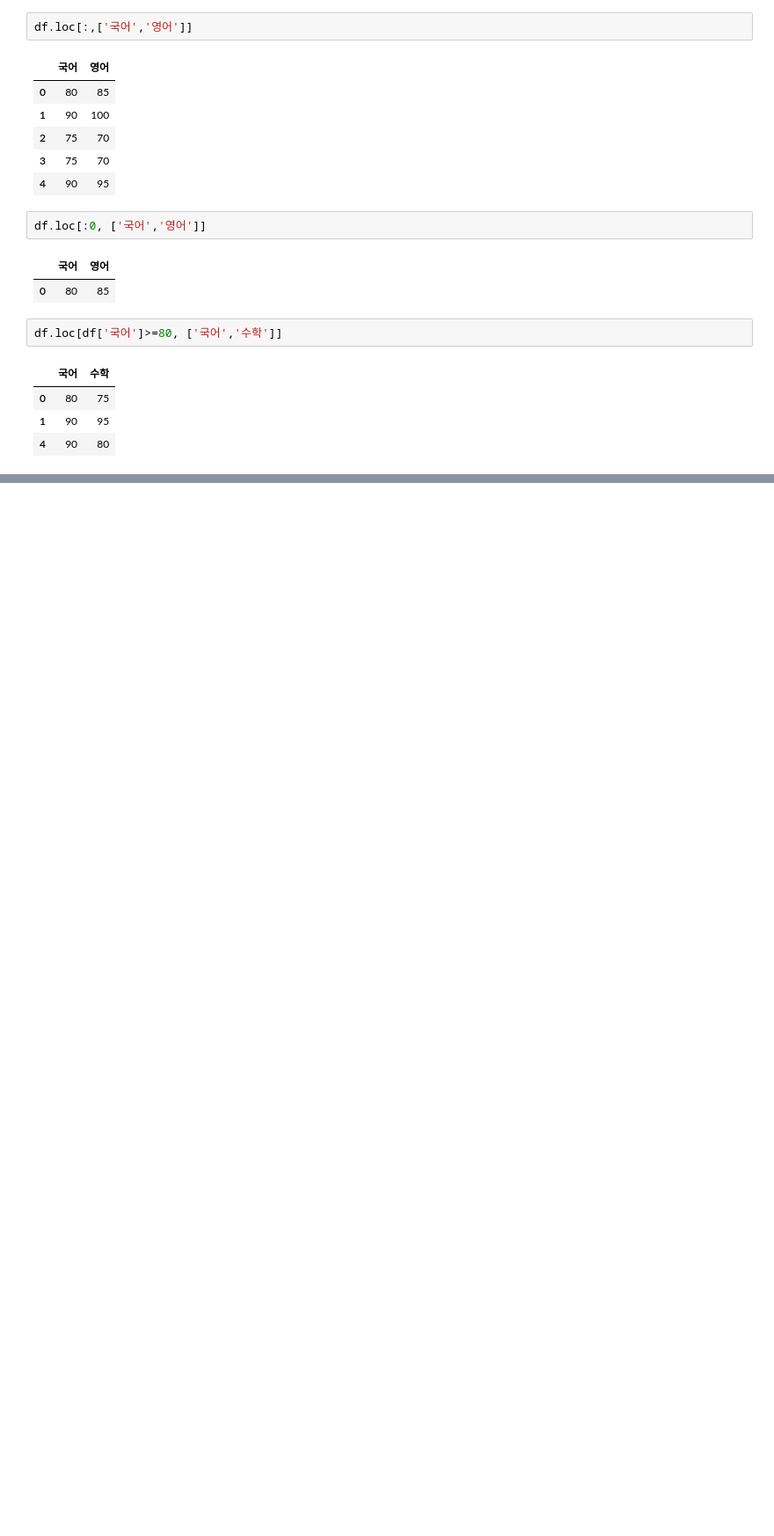
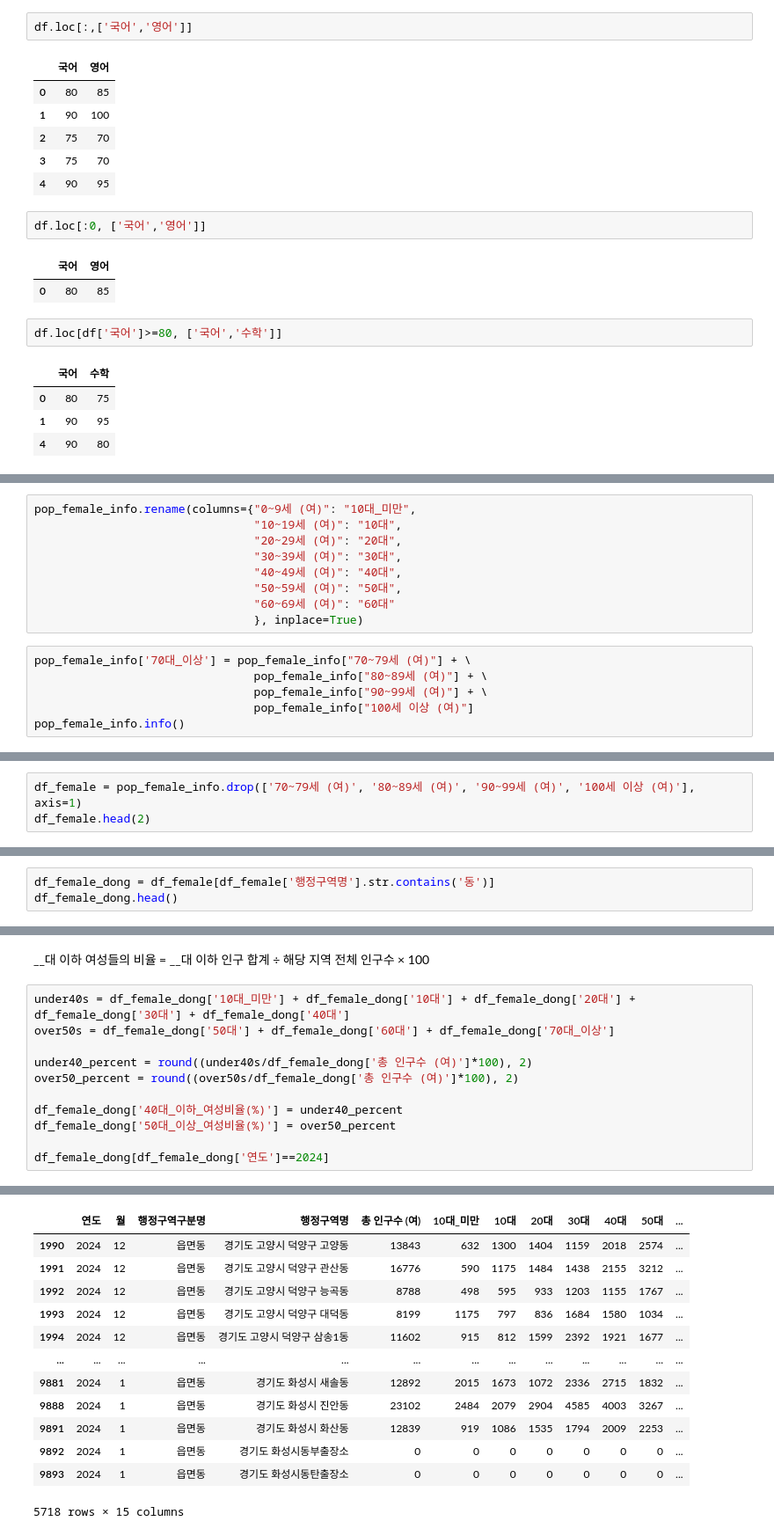
Before and after one commit to semin-pk/DataAnalysisPython, a Jupyter notebook: 1장/chapter01.ipynb, the cells around one changed output, grey strips where cells are left out. Shown at 88% size. Saved outputs shown, nothing was run; the diff lists cells and outputs as text; blank space fills up the shorter version.

```diff
--- a/1장/chapter01.ipynb
+++ b/1장/chapter01.ipynb
@@ -485,0 +956,15 @@ df.loc[df['국어']>=80, ['국어','수학']]
+# %%
+pop_female_info.rename(columns={"0~9세 (여)": "10대_미만",
+                                "10~19세 (여)": "10대",
+                                "20~29세 (여)": "20대",
+                                "30~39세 (여)": "30대",
+                                "40~49세 (여)": "40대",
+                                "50~59세 (여)": "50대",
+                                "60~69세 (여)": "60대"
+                                }, inplace=True)
+# %%
+pop_female_info['70대_이상'] = pop_female_info["70~79세 (여)"] + \
+                                pop_female_info["80~89세 (여)"] + \
+                                pop_female_info["90~99세 (여)"] + \
+                                pop_female_info["100세 이상 (여)"]
+pop_female_info.info()
@@ -485,0 +989,3 @@ df.loc[df['국어']>=80, ['국어','수학']]
+# %%
+df_female = pop_female_info.drop(['70~79세 (여)', '80~89세 (여)', '90~99세 (여)', '100세 이상 (여)'], axis=1)
+df_female.head(2)
@@ -485,0 +999,3 @@ df.loc[df['국어']>=80, ['국어','수학']]
+# %%
+df_female_dong = df_female[df_female['행정구역명'].str.contains('동')]
+df_female_dong.head()
@@ -485,0 +1009,14 @@ df.loc[df['국어']>=80, ['국어','수학']]
+# %% [markdown]
+__대 이하 여성들의 비율 = __대 이하 인구 합계 ÷ 해당 지역 전체 인구수 × 100
+# %%
+under40s = df_female_dong['10대_미만'] + df_female_dong['10대'] + df_female_dong['20대'] + df_female_dong['30대'] + df_female_dong['40대']
+over50s = df_female_dong['50대'] + df_female_dong['60대'] + df_female_dong['70대_이상']
+
+under40_percent = round((under40s/df_female_dong['총 인구수 (여)']*100), 2)
+over50_percent = round((over50s/df_female_dong['총 인구수 (여)']*100), 2)
+
+df_female_dong['40대_이하_여성비율(%)'] = under40_percent
+df_female_dong['50대_이상_여성비율(%)'] = over50_percent
+
+df_female_dong[df_female_dong['연도']==2024]
+# %% [output]
@@ -485,0 +1033,13 @@ df.loc[df['국어']>=80, ['국어','수학']]
+|  | 연도 | 월 | 행정구역구분명 | 행정구역명 | 총 인구수 (여) | 10대_미만 | 10대 | 20대 | 30대 | 40대 | 50대 | ... |
+| 1990 | 2024 | 12 | 읍면동 | 경기도 고양시 덕양구 고양동 | 13843 | 632 | 1300 | 1404 | 1159 | 2018 | 2574 | ... |
+| 1991 | 2024 | 12 | 읍면동 | 경기도 고양시 덕양구 관산동 | 16776 | 590 | 1175 | 1484 | 1438 | 2155 | 3212 | ... |
+| 1992 | 2024 | 12 | 읍면동 | 경기도 고양시 덕양구 능곡동 | 8788 | 498 | 595 | 933 | 1203 | 1155 | 1767 | ... |
+| 1993 | 2024 | 12 | 읍면동 | 경기도 고양시 덕양구 대덕동 | 8199 | 1175 | 797 | 836 | 1684 | 1580 | 1034 | ... |
+| 1994 | 2024 | 12 | 읍면동 | 경기도 고양시 덕양구 삼송1동 | 11602 | 915 | 812 | 1599 | 2392 | 1921 | 1677 | ... |
+| ... | ... | ... | ... | ... | ... | ... | ... | ... | ... | ... | ... | ... |
+| 9881 | 2024 | 1 | 읍면동 | 경기도 화성시 새솔동 | 12892 | 2015 | 1673 | 1072 | 2336 | 2715 | 1832 | ... |
+| 9888 | 2024 | 1 | 읍면동 | 경기도 화성시 진안동 | 23102 | 2484 | 2079 | 2904 | 4585 | 4003 | 3267 | ... |
+| 9891 | 2024 | 1 | 읍면동 | 경기도 화성시 화산동 | 12839 | 919 | 1086 | 1535 | 1794 | 2009 | 2253 | ... |
+| 9892 | 2024 | 1 | 읍면동 | 경기도 화성시동부출장소 | 0 | 0 | 0 | 0 | 0 | 0 | 0 | ... |
+| 9893 | 2024 | 1 | 읍면동 | 경기도 화성시동탄출장소 | 0 | 0 | 0 | 0 | 0 | 0 | 0 | ... |
+5718 rows × 15 columns
```
Also changed, not shown: parts of 70 cells of this notebook, 1 other file.
